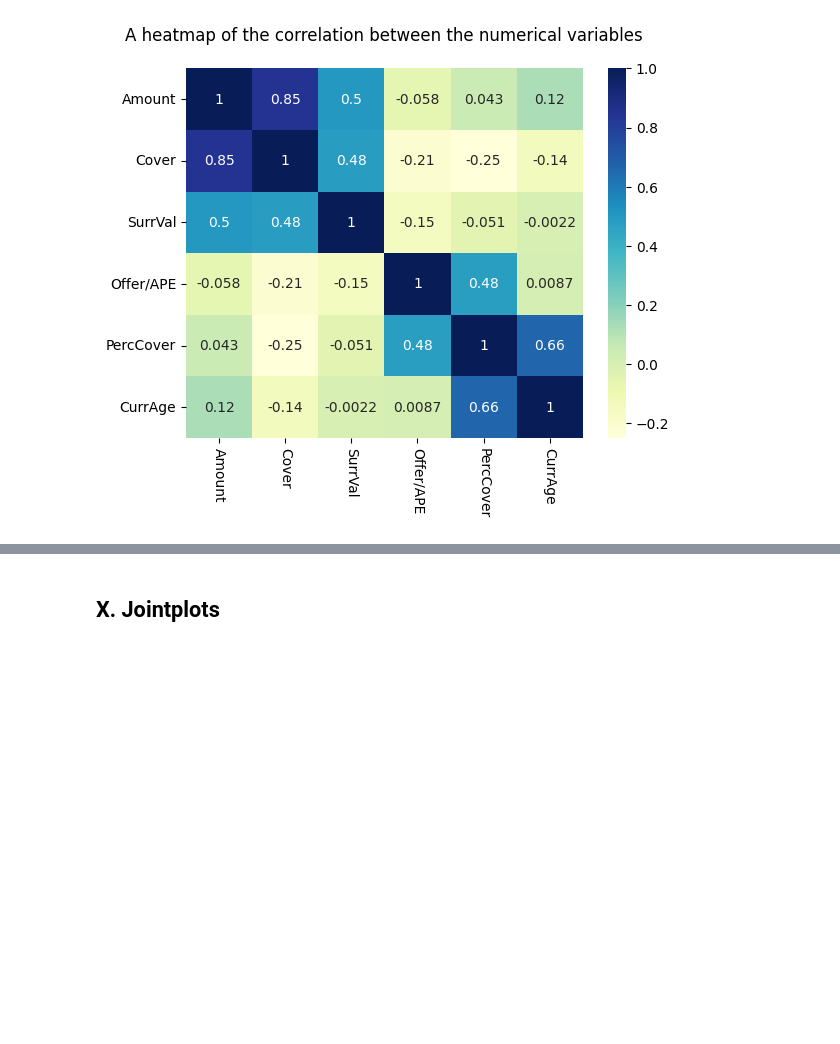
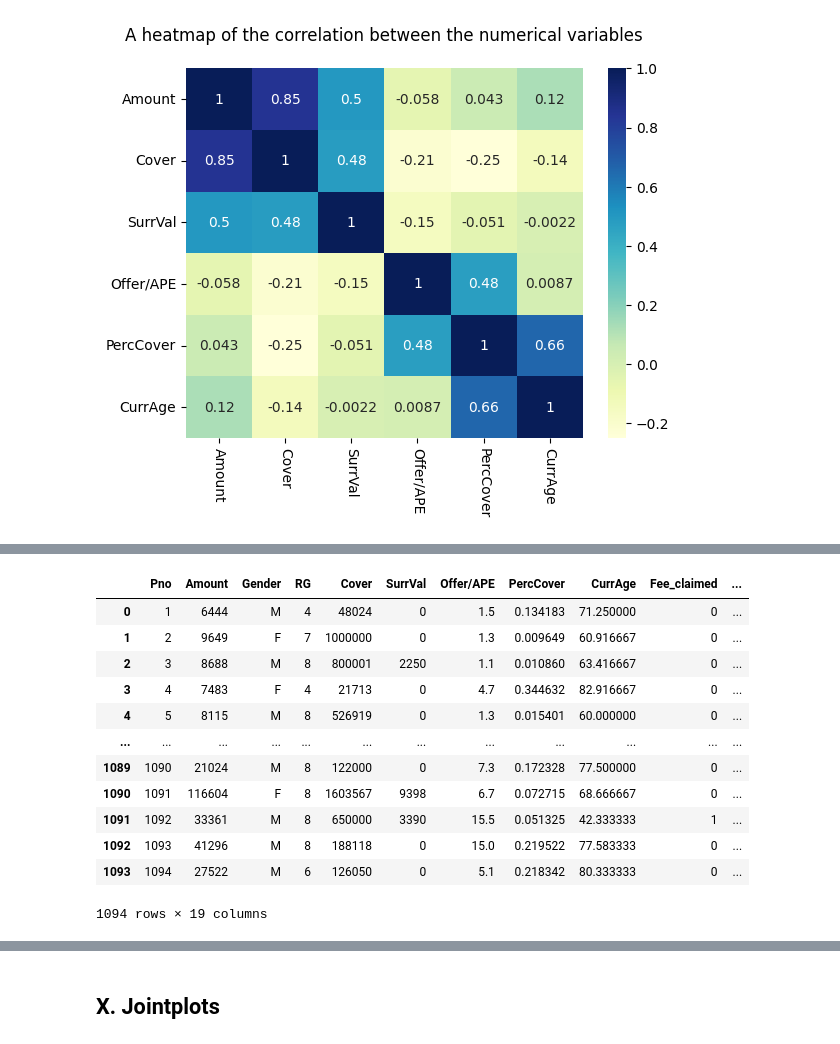
Before and after one commit to JacquesVermaak96/case-study, a Jupyter notebook: case_study_notebook 4 1 copy.ipynb, the cells around one changed output, grey strips where cells are left out. Saved outputs shown, nothing was run; the diff lists cells and outputs as text; code cells hidden in the pictures; blank space fills up the shorter version.

```diff
--- a/case_study_notebook 4 1 copy.ipynb
+++ b/case_study_notebook 4 1 copy.ipynb
@@ -195 +260,33 @@ dtype: float64
+# %%
+df_rating_groups_expanded = topcover_data_extended
+
+df_rating_groups_expanded['Smoker_ind'] = df_rating_groups_expanded['RG']%2
+
+def calc_socio_econ_class(x : int) -> int:
+    if x <= 2:
+        return 1
+    elif x <= 4:
+        return 2
+    elif x <= 6:
+        return 3
+    elif x <= 8:
+        return 4
+
+df_rating_groups_expanded['Socio Economic Class'] = df_rating_groups_expanded['RG'].apply(calc_socio_econ_class)
+
+df_rating_groups_expanded
+# %% [output]
+|  | Pno | Amount | Gender | RG | Cover | SurrVal | Offer/APE | PercCover | CurrAge | Fee_claimed | ... |
+| 0 | 1 | 6444 | M | 4 | 48024 | 0 | 1.5 | 0.134183 | 71.250000 | 0 | ... |
+| 1 | 2 | 9649 | F | 7 | 1000000 | 0 | 1.3 | 0.009649 | 60.916667 | 0 | ... |
+| 2 | 3 | 8688 | M | 8 | 800001 | 2250 | 1.1 | 0.010860 | 63.416667 | 0 | ... |
+| 3 | 4 | 7483 | F | 4 | 21713 | 0 | 4.7 | 0.344632 | 82.916667 | 0 | ... |
+| 4 | 5 | 8115 | M | 8 | 526919 | 0 | 1.3 | 0.015401 | 60.000000 | 0 | ... |
+| ... | ... | ... | ... | ... | ... | ... | ... | ... | ... | ... | ... |
+| 1089 | 1090 | 21024 | M | 8 | 122000 | 0 | 7.3 | 0.172328 | 77.500000 | 0 | ... |
+| 1090 | 1091 | 116604 | F | 8 | 1603567 | 9398 | 6.7 | 0.072715 | 68.666667 | 0 | ... |
+| 1091 | 1092 | 33361 | M | 8 | 650000 | 3390 | 15.5 | 0.051325 | 42.333333 | 1 | ... |
+| 1092 | 1093 | 41296 | M | 8 | 188118 | 0 | 15.0 | 0.219522 | 77.583333 | 0 | ... |
+| 1093 | 1094 | 27522 | M | 6 | 126050 | 0 | 5.1 | 0.218342 | 80.333333 | 0 | ... |
+1094 rows × 19 columns
 # %%
```
Also changed, not shown: parts of 11 cells of this notebook.
